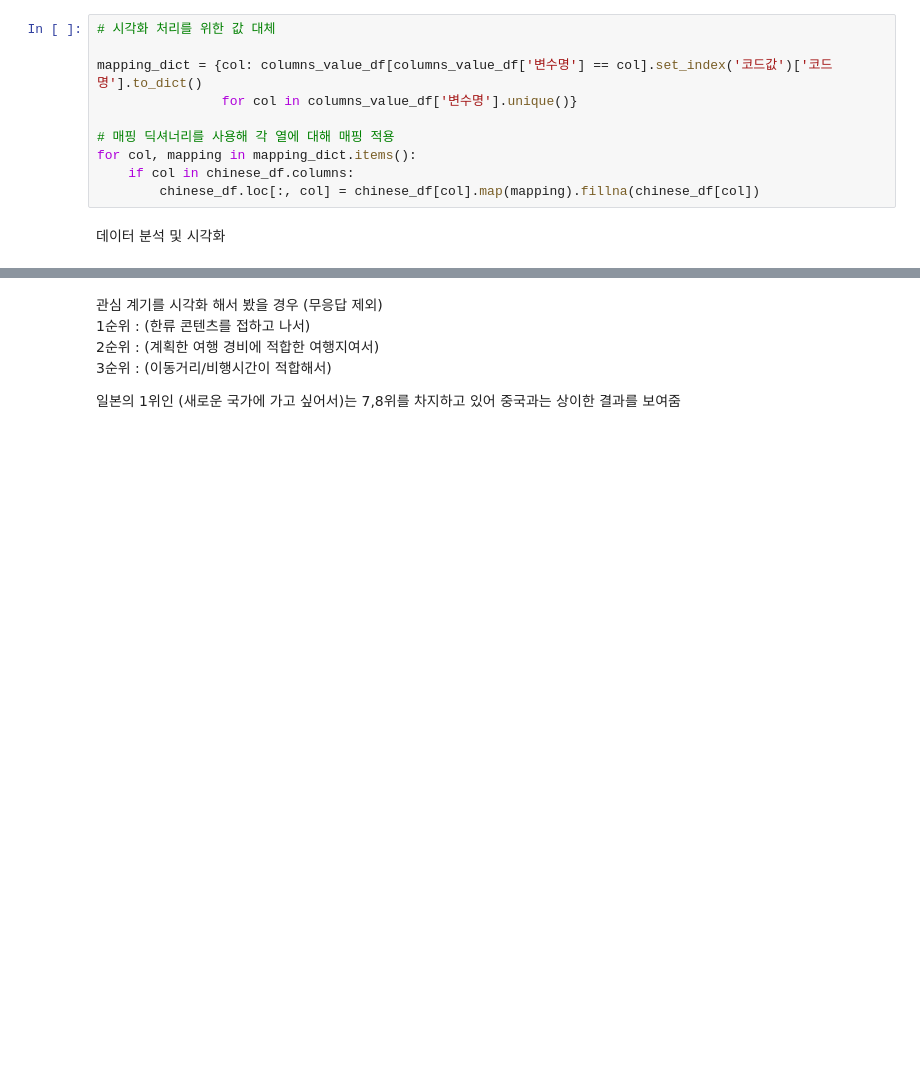
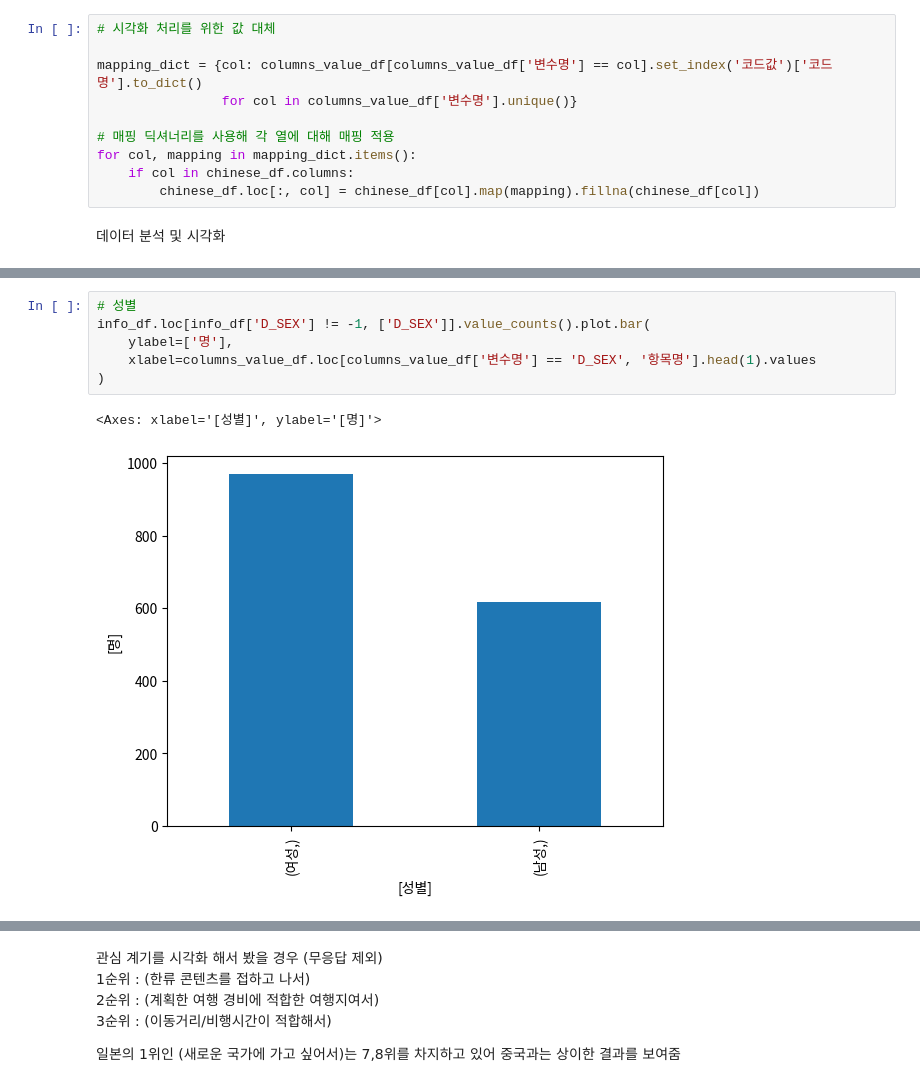
Before and after one commit to kKn00077/techit-travel-data-analysis, a Jupyter notebook: china.ipynb, the cells around one changed output, grey strips where cells are left out. Cells and saved outputs as stored; diff of their text form; blank space fills up the shorter version.

```diff
--- a/china.ipynb
+++ b/china.ipynb
@@ -201,0 +238,9 @@ rc('font', family=font_name)
+# %%
+# 성별
+info_df.loc[info_df['D_SEX'] != -1, ['D_SEX']].value_counts().plot.bar(
+    ylabel=['명'],
+    xlabel=columns_value_df.loc[columns_value_df['변수명'] == 'D_SEX', '항목명'].head(1).values
+)
+# %% [output]
+<Axes: xlabel='[성별]', ylabel='[명]'>
+[figure, added]
```
Also changed, not shown: parts of 10 cells of this notebook.
